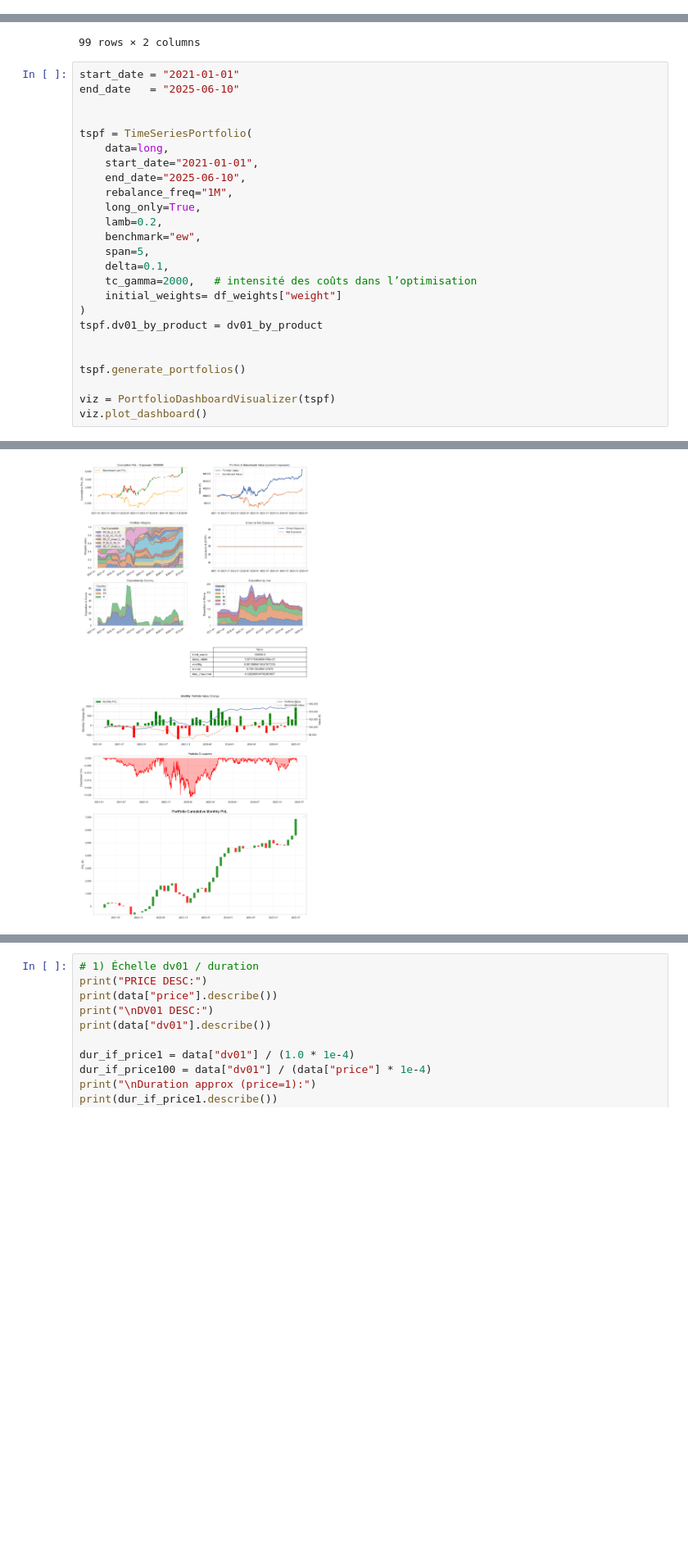
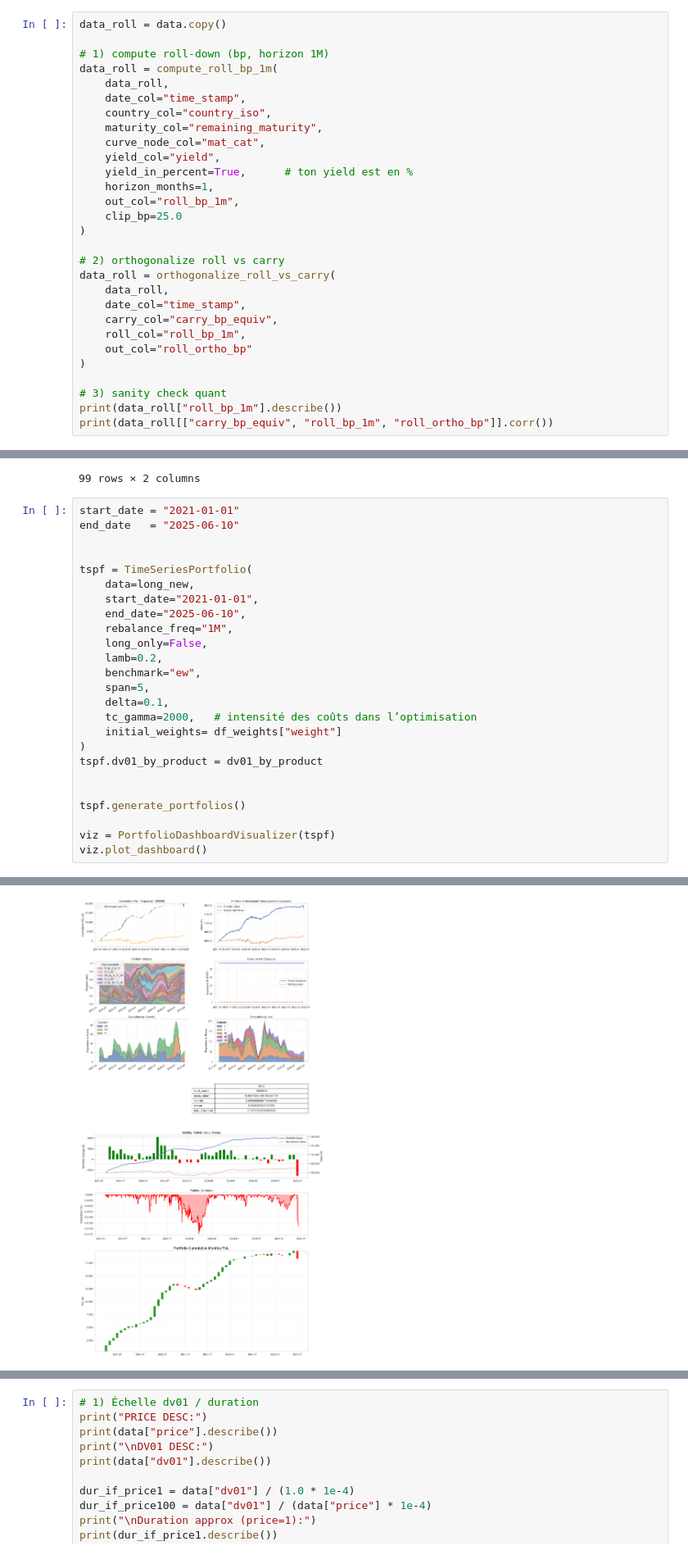
Before and after one commit to pradosth0/Markowitz_based_portfolio_allocation, a Jupyter notebook: pf_bond.ipynb, the cells around one changed output, grey strips where cells are left out. Shown at 82% size. Saved outputs shown, nothing was run; the diff lists cells and outputs as text; blank space fills up the shorter version.

Commit message:
Implementing Roll Signal for Bond Portfolio

```diff
--- a/pf_bond.ipynb
+++ b/pf_bond.ipynb
@@ -233,3 +241,32 @@ data.head()
 | 3 | DE0001102366 | 660 | 2015-01-06 | 105.2050 | 0.4450 | DE | 10 | ref | 9.604381 | ... |
 | 4 | DE0001102366 | 0 | 2015-01-07 | 104.8350 | 0.4835 | DE | 10 | ref | 9.601643 | ... |
 5 rows × 22 columns
+# %%
+data_roll = data.copy()
+
+# 1) compute roll-down (bp, horizon 1M)
+data_roll = compute_roll_bp_1m(
+    data_roll,
+    date_col="time_stamp",
+    country_col="country_iso",
+    maturity_col="remaining_maturity",
+    curve_node_col="mat_cat",
+    yield_col="yield",
+    yield_in_percent=True,      # ton yield est en %
+    horizon_months=1,
+    out_col="roll_bp_1m",
+    clip_bp=25.0
+)
+
+# 2) orthogonalize roll vs carry
+data_roll = orthogonalize_roll_vs_carry(
+    data_roll,
+    date_col="time_stamp",
+    carry_col="carry_bp_equiv",
+    roll_col="roll_bp_1m",
+    out_col="roll_ortho_bp"
+)
+
+# 3) sanity check quant
+print(data_roll["roll_bp_1m"].describe())
+print(data_roll[["carry_bp_equiv", "roll_bp_1m", "roll_ortho_bp"]].corr())
@@ -1576,29 +1671,29 @@ df_weights
 # %%
 start_date = "2021-01-01"
 end_date   = "2025-06-10"
 
 
 tspf = TimeSeriesPortfolio(
-    data=long,
+    data=long_new,
     start_date="2021-01-01",
     end_date="2025-06-10",
     rebalance_freq="1M",
-    long_only=True,
+    long_only=False,
     lamb=0.2,
     benchmark="ew",
     span=5,
     delta=0.1,
     tc_gamma=2000,   # intensité des coûts dans l’optimisation
     initial_weights= df_weights["weight"]
 )
 tspf.dv01_by_product = dv01_by_product
 
 
 tspf.generate_portfolios()
 
 viz = PortfolioDashboardVisualizer(tspf)
 viz.plot_dashboard()
 # %% [output]
 Tout a marché !!
-[figure, old version]
+[figure, new version]
 # %%
```
Also changed, not shown: parts of 13 cells of this notebook, 1 other file.
